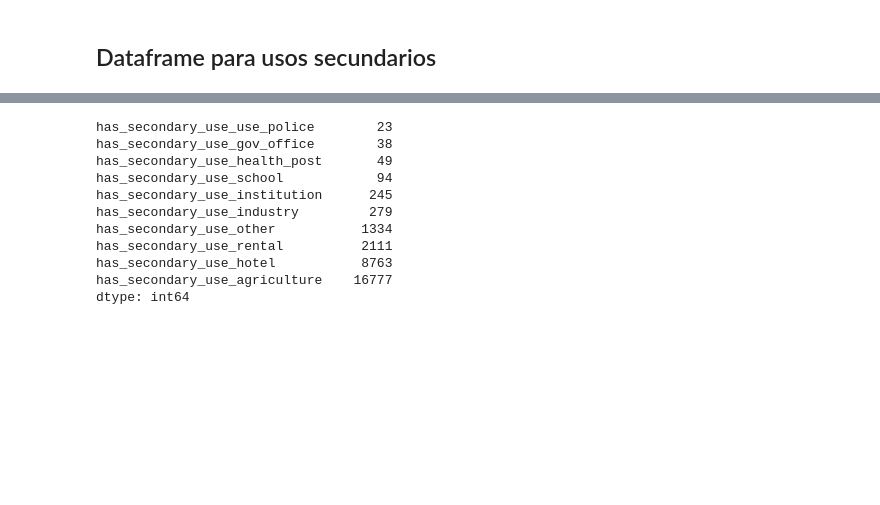
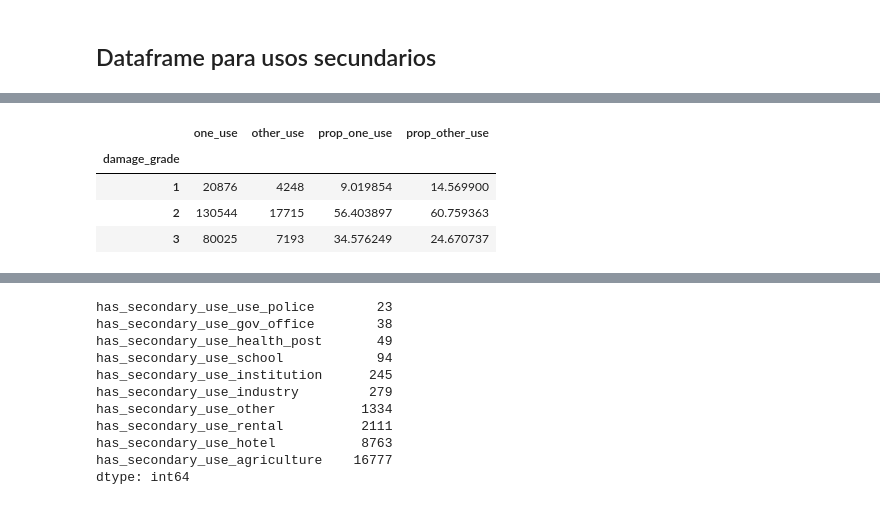
Before and after one commit to ffelfis/OrgaDatosTPs, a Jupyter notebook: TP1/nb_facundo.ipynb, the cells around one changed output, grey strips where cells are left out. Drawn from its saved outputs; the diff is of its cells as text; code cells hidden in the pictures; blank space fills up the shorter version.

```diff
--- a/TP1/nb_facundo.ipynb
+++ b/TP1/nb_facundo.ipynb
@@ -1673,0 +1719,16 @@ df_secondary = df[columnas]
+# %%
+df_use_by_dmg = df_use\
+  .groupby(['damage_grade', 'has_secondary_use'])\
+  .agg({'has_secondary_use':'count'})\
+  .rename(columns={'has_secondary_use':'count'})\
+  .reset_index()
+
+df_use_by_dmg = df_use_by_dmg.\
+  pivot(index='damage_grade', columns='has_secondary_use', values='count')\
+
+df_use_by_dmg\
+  .rename(columns={False:'one_use', True:'other_use'}, inplace=True)
+
+df_use_by_dmg.columns.name = None
+
+df_use_by_dmg
@@ -1673,0 +1741,12 @@ df_secondary = df[columnas]
+# %%
+# Se agregan proporciones
+df_use_by_dmg['prop_one_use'] = df_use_by_dmg['one_use']/df_use_by_dmg['one_use'].sum()*100
+df_use_by_dmg['prop_other_use'] = df_use_by_dmg['other_use']/df_use_by_dmg['other_use'].sum()*100
+
+df_use_by_dmg
+# %% [output]
+|  | one_use | other_use | prop_one_use | prop_other_use |
+| damage_grade |  |  |  |  |
+| 1 | 20876 | 4248 | 9.019854 | 14.569900 |
+| 2 | 130544 | 17715 | 56.403897 | 60.759363 |
+| 3 | 80025 | 7193 | 34.576249 | 24.670737 |
```
Also changed, not shown: parts of 38 cells of this notebook.
